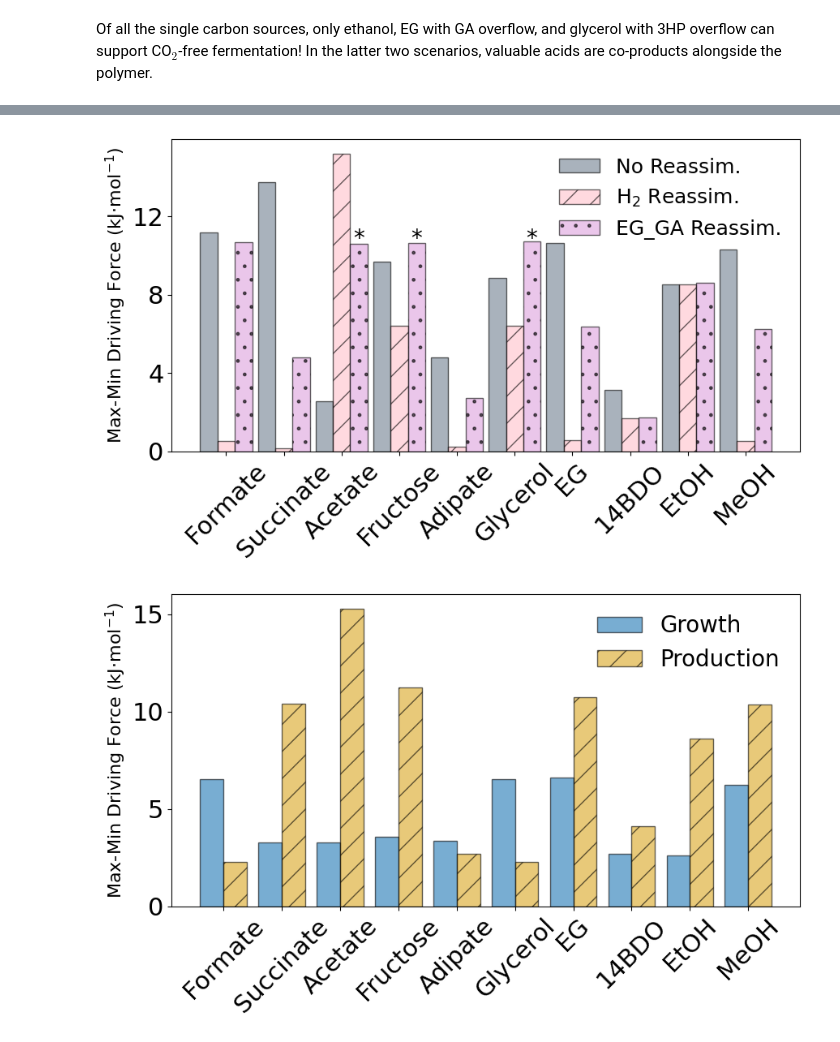
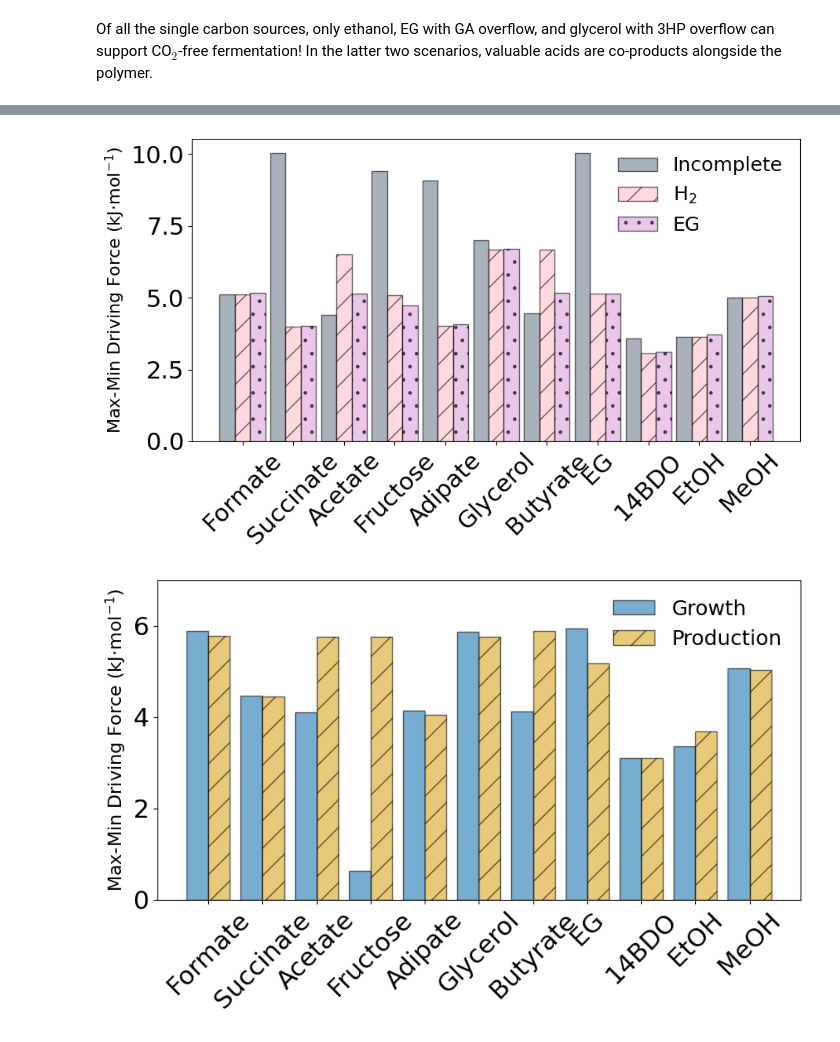
Before and after one commit to theL-A-B/mixotrophy, a Jupyter notebook: Mixotrophy PCB Submission.ipynb, the cells around one changed output, grey strips where cells are left out. Drawn from its saved outputs; the diff is of its cells as text; code cells hidden in the pictures.

```diff
--- a/Mixotrophy PCB Submission.ipynb
+++ b/Mixotrophy PCB Submission.ipynb
@@ -836,7 +1015,7 @@ for carbon1 in carbon_source:
                 temp[carbon2].reactions.get_by_id('Ex_H2').bounds = (0,0)
                 temp[carbon2].reactions.get_by_id('Ex_CO2').bounds = (-1000,1000)
             else:
-                temp[carbon2], cnec_dict = add_modules(cnec_models[carbon1], 'Consumption modules.xlsx', carbon2, cnec_dict)
+                temp[carbon2], cnec_dict = add_modules(cnec_models[carbon1], 'Consumption_Modules_PCB_Submission.xlsx', carbon2, cnec_dict)
                 temp[carbon2].reactions.get_by_id('Ex_'+carbon1).bounds = (1,1) #Force utilization of carbon1
                 temp[carbon2].reactions.get_by_id('Ex_'+carbon2).bounds = (0,1) #Allow utilization of carbon2
 
@@ -967,6 +1146,3 @@ figure = g.get_figure()
-# %%
-for carbon in cnec_models.keys():
-    cnec_models[carbon].objective = 'Ex_PHB'
 # %%
 mixed_mdfs = {}
 
@@ -976,31 +1152,52 @@ for carbon1 in carbon_source:
         continue
     else:
         for carbon2 in carbon_source:
+
             if carbon2 == 'CO2':
                 continue
             elif carbon1 == carbon2:
 
+                mixed_models[carbon1][carbon2].objective = 'Ex_PHB'
+
                 uptake_flux = 'Ex_'+carbon1
 
-                # Justified by analysis above, which shows that these substrates are only feasible when RUBISCO is blocked
-                if carbon1 == 'Fructose' or carbon1 == 'Succinate' or carbon1 == '14BDO':
-                    flux_bounds = {'Ex_CO2':(-1000,1000), 'Ex_H2':(0,0), 'RUBISCO':(0,0), uptake_flux:(1,1)}
+                if carbon1 == 'Acetate':
+                    flux_bounds = {'Ex_CO2':(-1000,1000), 'Ex_H2':(0,0), 'RUBISCO':(0,1000), uptake_flux:(1,1), 'CITL':(0,0)}
+                if carbon1 == 'Butyrate':
+                    flux_bounds = {'Ex_CO2':(-1000,1000), 'Ex_H2':(0,0), 'RUBISCO':(0,1000), uptake_flux:(1,1), 'ACS':(0,0)}
                 else:
                     flux_bounds = {'Ex_CO2':(-1000,1000), 'Ex_H2':(0,0), 'RUBISCO':(0,1000), uptake_flux:(1,1)}
 
                 fluxes = get_fluxes(mixed_models[carbon1][carbon2], flux_bounds, 'Ex_PHB')
                 model = build_thermo_model(mixed_models[carbon1][carbon2], cnec_dict, compound_dict, fluxes)
-                temp[carbon2] = model.mdf_analysis().score
+
+                try:
+                    temp[carbon2] = model.mdf_analysis().score
+                except:
+                    print(carbon2)
+                    continue
 
             else:
+                mixed_models[carbon1][carbon2].objective = 'Ex_PHB'
+
                 uptake_flux1 = 'Ex_'+carbon1
                 uptake_flux2 = 'Ex_'+carbon2
 
-                flux_bounds = {'Ex_CO2':(-1000,1000), 'Ex_H2':(0,0), 'RUBISCO':(0,1000), uptake_flux1:(0,1), uptake_flux2:(0,1)}
+                if carbon1 == 'Acetate' or carbon2 == 'Acetate':
+                    flux_bounds = {'Ex_CO2':(-1000,1000), 'Ex_H2':(0,0), 'RUBISCO':(0,1000), uptake_flux1:(0,1), uptake_flux2:(0,1), 'CITL':(0,0)}
+                if carbon1 == 'Butyrate' or carbon2 == 'Butyrate':
+                    flux_bounds = {'Ex_CO2':(-1000,1000), 'Ex_H2':(0,0), 'RUBISCO':(0,1000), uptake_flux1:(0,1), uptake_flux2:(0,1), 'ACS':(0,0)}
+                else:
+                    flux_bounds = {'Ex_CO2':(-1000,1000), 'Ex_H2':(0,0), 'RUBISCO':(0,1000), uptake_flux1:(0,1), uptake_flux2:(0,1)}
 
                 fluxes = get_fluxes(mixed_models[carbon1][carbon2], flux_bounds, 'Ex_PHB')
                 model = build_thermo_model(mixed_models[carbon1][carbon2], cnec_dict, compound_dict, fluxes)
-                temp[carbon2] = model.mdf_analysis().score
+
+                try:
+                    temp[carbon2] = model.mdf_analysis().score
+                except:
+                    print(carbon1, carbon2)
+                    continue
 
     mixed_mdfs[carbon1] = temp
 # %%
@@ -1225,24 +1429,24 @@ width = 0.3
 
 fig, ax = plt.subplots(1,1, figsize = (10,5))
 
-ax.bar(x-width, no_reassim, width, label = 'No Reassim.', alpha = 0.6, color = 'slategrey', edgecolor = "black")
-ax.bar(x, h2_reassim, width, label = 'H$_2$ Reassim.', color = 'pink',
+ax.bar(x-width, no_reassim, width, label = 'Incomplete', alpha = 0.6, color = 'slategrey', edgecolor = "black")
+ax.bar(x, h2_reassim, width, label = r'H$_2$', color = 'pink',
        hatch = '/', alpha = 0.6, edgecolor = "black")
-ax.bar(x+width, eg_reassim, width, label = 'EG_GA Reassim.', color = 'plum',
+ax.bar(x+width, eg_reassim, width, label = 'EG', color = 'plum',
        hatch = '.', alpha = 0.6, edgecolor = "black")
 
 ax.set_ylabel(r'Max-Min Driving Force (kJ$\cdot$mol$^{-1}$)', fontsize=16)
 ax.legend(frameon=False, loc = 'best', fontsize = 18)
 ax.tick_params(axis='both', labelsize=22)
 
-ax.text(2.2, 10.5, '*', fontsize=20)
-ax.text(3.2, 10.5, '*', fontsize=20)
-ax.text(5.2, 10.5, '*', fontsize=20)
+#ax.text(2.2, 10.5, '*', fontsize=20)
+#ax.text(3.2, 10.5, '*', fontsize=20)
+#ax.text(5.2, 10.5, '*', fontsize=20)
 
 ax.yaxis.set_major_locator(plt.MaxNLocator(5))
 
 _=ax.set_xticks(ticks = x, labels = [x for x in mdfs_reassim_prod.keys() if x!= 'CO2'], rotation =45)
 
-#plt.savefig('reassim_reassim_comparison_eg.pdf', bbox_inches = 'tight')
+plt.savefig('reassim_reassim_comparison_eg.pdf', bbox_inches = 'tight')
 # %% [output]
-[figure, old version]
+[figure, new version]
@@ -1260,12 +1469,11 @@ for carbon in carbon_source:
                        'Ex_'+carbon:(0,1),
                        'Ex_3HP':(-1000,1000),
                        'Trp_3HP':(-1000,0),
-                       'GLDH':(-1000,1000),
+                       'GLDH':(0,1000),
                        'HPADH':(0,1000),
                        'GLYK':(0,0)}
 
         flux_bounds['Ex_Glycerol'] = (0,1)
-
         mixed_models['Glycerol'][carbon].objective = 'Ex_PHB'
         fluxes = get_fluxes(mixed_models['Glycerol'][carbon], flux_bounds, 'Ex_PHB')
         test_model = build_thermo_model(mixed_models['Glycerol'][carbon], cnec_dict, compound_dict, fluxes)
@@ -1315,24 +1523,25 @@ for carbon in carbon_source:
 # %%
 x = np.arange(len(glyc_pairs_growth))
 growth = [glyc_pairs_growth[x][0] for x in glyc_pairs_growth]
 production = [glyc_pairs_production[x][0] for x in glyc_pairs_production]
 width = 0.4
 
 fig, ax = plt.subplots(1,1, figsize = (10,5))
 
 ax.bar(x-width/2, growth, width, label = 'Growth', alpha = 0.6, edgecolor = "black")
 ax.bar(x+width/2, production, width, label = 'Production', color = 'goldenrod',
        hatch = '/', alpha = 0.6, edgecolor = "black")
 
 ax.set_ylabel(r'Max-Min Driving Force (kJ$\cdot$mol$^{-1}$)', fontsize=16)
-ax.legend(frameon=False, loc = 'best', fontsize = 20)
+ax.legend(frameon=False, loc = 'best', fontsize = 18)
+ax.set_ylim(0,7)
 ax.tick_params(axis='both', labelsize=22)
 
 _=ax.set_xticks(ticks = x,labels = glyc_pairs_growth.keys(), rotation =45)
 
 #plt.savefig('mixotrophic Glyc with HP export.pdf', bbox_inches = 'tight')
 # %% [output]
-[figure, old version]
+[figure, new version]
 # %%
 x = np.arange(len(eg_pairs_growth))
 growth = [glyc_pairs_growth[x][1] for x in eg_pairs_growth]
```
Also changed, not shown: parts of 47 cells of this notebook.
